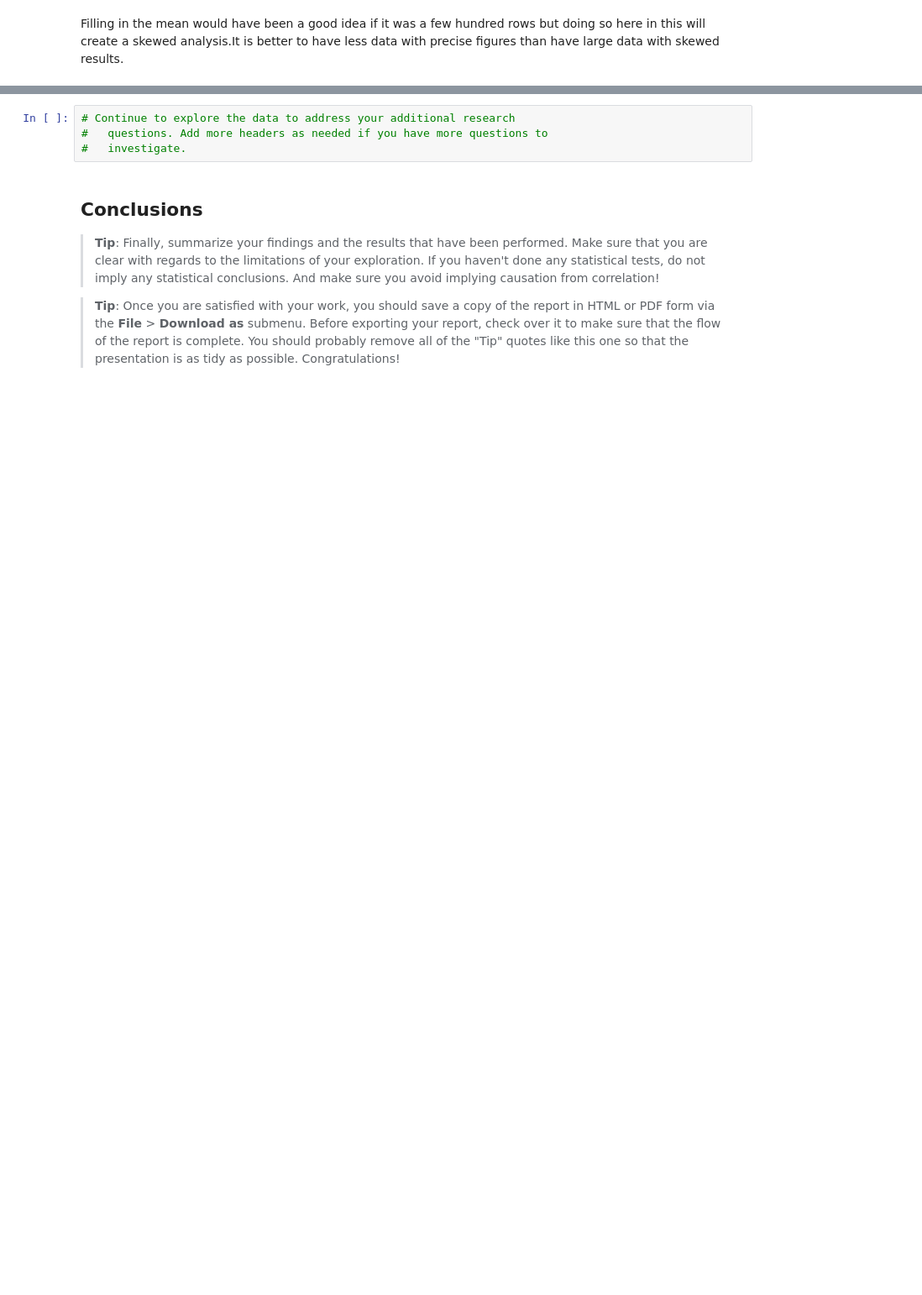
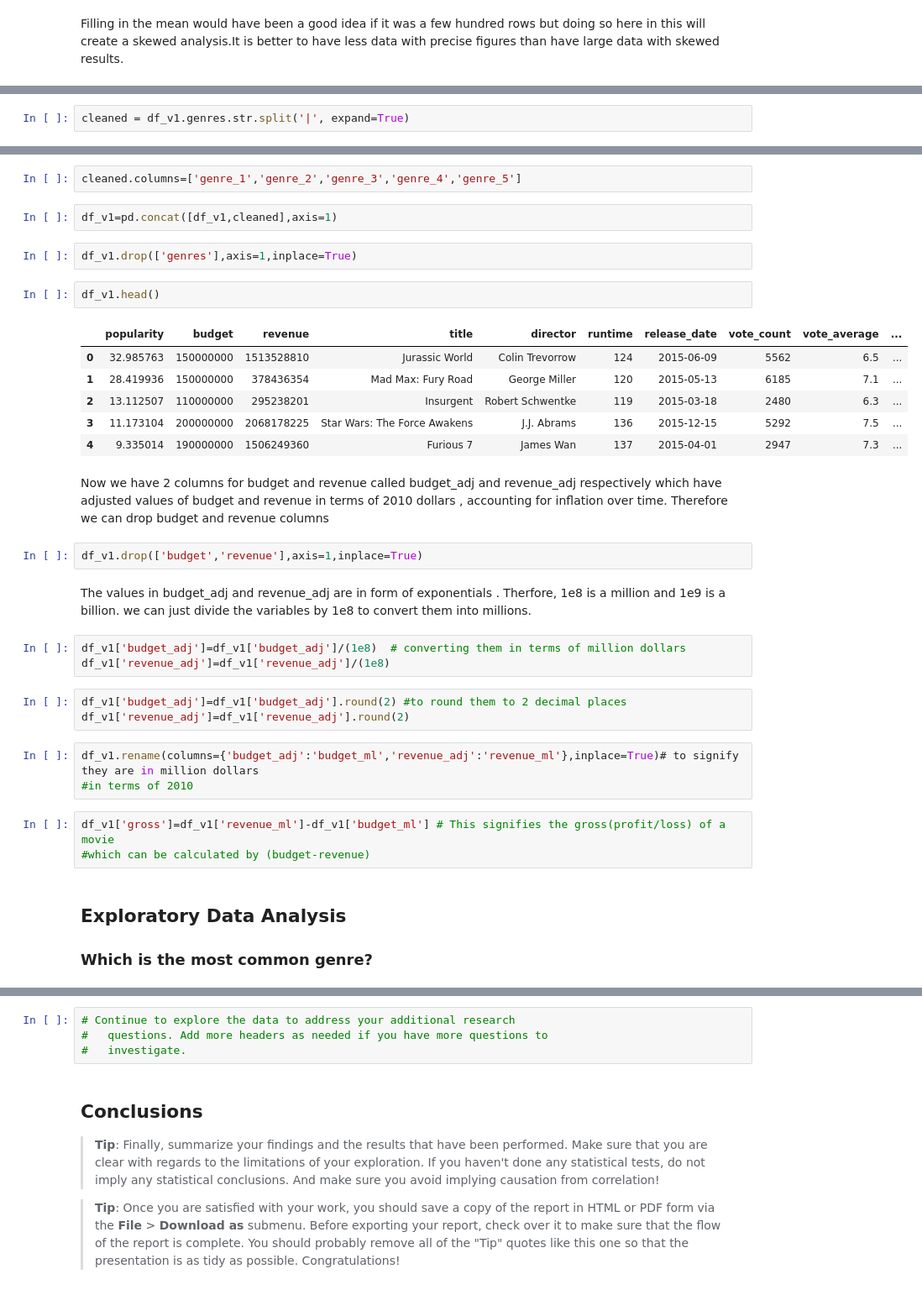
Before and after one commit to khsprashanth/DataAnalysis_playground, a Jupyter notebook: Investigate a DataSet/Tmdb-Movie-DataSet-Analysis.ipynb, the cells around one changed output, grey strips where cells are left out. Shown at 84% size. Drawn from its saved outputs; the diff is of its cells as text; blank space fills up the shorter version.

```diff
--- a/Investigate a DataSet/Tmdb-Movie-DataSet-Analysis.ipynb
+++ b/Investigate a DataSet/Tmdb-Movie-DataSet-Analysis.ipynb
@@ -208,0 +201,2 @@ df_v1.shape[0]
+# %%
+cleaned = df_v1.genres.str.split('|', expand=True)
@@ -208,0 +212,39 @@ df_v1.shape[0]
+# %%
+cleaned.columns=['genre_1','genre_2','genre_3','genre_4','genre_5']
+# %%
+df_v1=pd.concat([df_v1,cleaned],axis=1)
+# %%
+df_v1.drop(['genres'],axis=1,inplace=True)
+# %%
+df_v1.head()
+# %% [output]
+|  | popularity | budget | revenue | title | director | runtime | release_date | vote_count | vote_average | ... |
+| 0 | 32.985763 | 150000000 | 1513528810 | Jurassic World | Colin Trevorrow | 124 | 2015-06-09 | 5562 | 6.5 | ... |
+| 1 | 28.419936 | 150000000 | 378436354 | Mad Max: Fury Road | George Miller | 120 | 2015-05-13 | 6185 | 7.1 | ... |
+| 2 | 13.112507 | 110000000 | 295238201 | Insurgent | Robert Schwentke | 119 | 2015-03-18 | 2480 | 6.3 | ... |
+| 3 | 11.173104 | 200000000 | 2068178225 | Star Wars: The Force Awakens | J.J. Abrams | 136 | 2015-12-15 | 5292 | 7.5 | ... |
+| 4 | 9.335014 | 190000000 | 1506249360 | Furious 7 | James Wan | 137 | 2015-04-01 | 2947 | 7.3 | ... |
+# %% [markdown]
+Now we have 2 columns for budget and revenue called budget_adj and revenue_adj respectively which have adjusted values of budget and revenue in terms of 2010 dollars , accounting for inflation over time. Therefore we can drop budget and revenue columns
+# %%
+df_v1.drop(['budget','revenue'],axis=1,inplace=True)
+# %% [markdown]
+The values in budget_adj and revenue_adj are in form of exponentials . Therfore, 1e8 is a million and 1e9 is a billion. we can just divide the variables by 1e8 to convert them into millions.
+# %%
+df_v1['budget_adj']=df_v1['budget_adj']/(1e8)  # converting them in terms of million dollars
+df_v1['revenue_adj']=df_v1['revenue_adj']/(1e8)
+# %%
+df_v1['budget_adj']=df_v1['budget_adj'].round(2) #to round them to 2 decimal places
+df_v1['revenue_adj']=df_v1['revenue_adj'].round(2)
+# %%
+df_v1.rename(columns={'budget_adj':'budget_ml','revenue_adj':'revenue_ml'},inplace=True)# to signify they are in million dollars
+#in terms of 2010
+# %%
+df_v1['gross']=df_v1['revenue_ml']-df_v1['budget_ml'] # This signifies the gross(profit/loss) of a movie
+#which can be calculated by (budget-revenue)
+# %% [markdown]
+<a id='eda'></a>
+## Exploratory Data Analysis
+
+
+###  Which is the most common genre?
```
Also changed, not shown: parts of 28 cells of this notebook.
